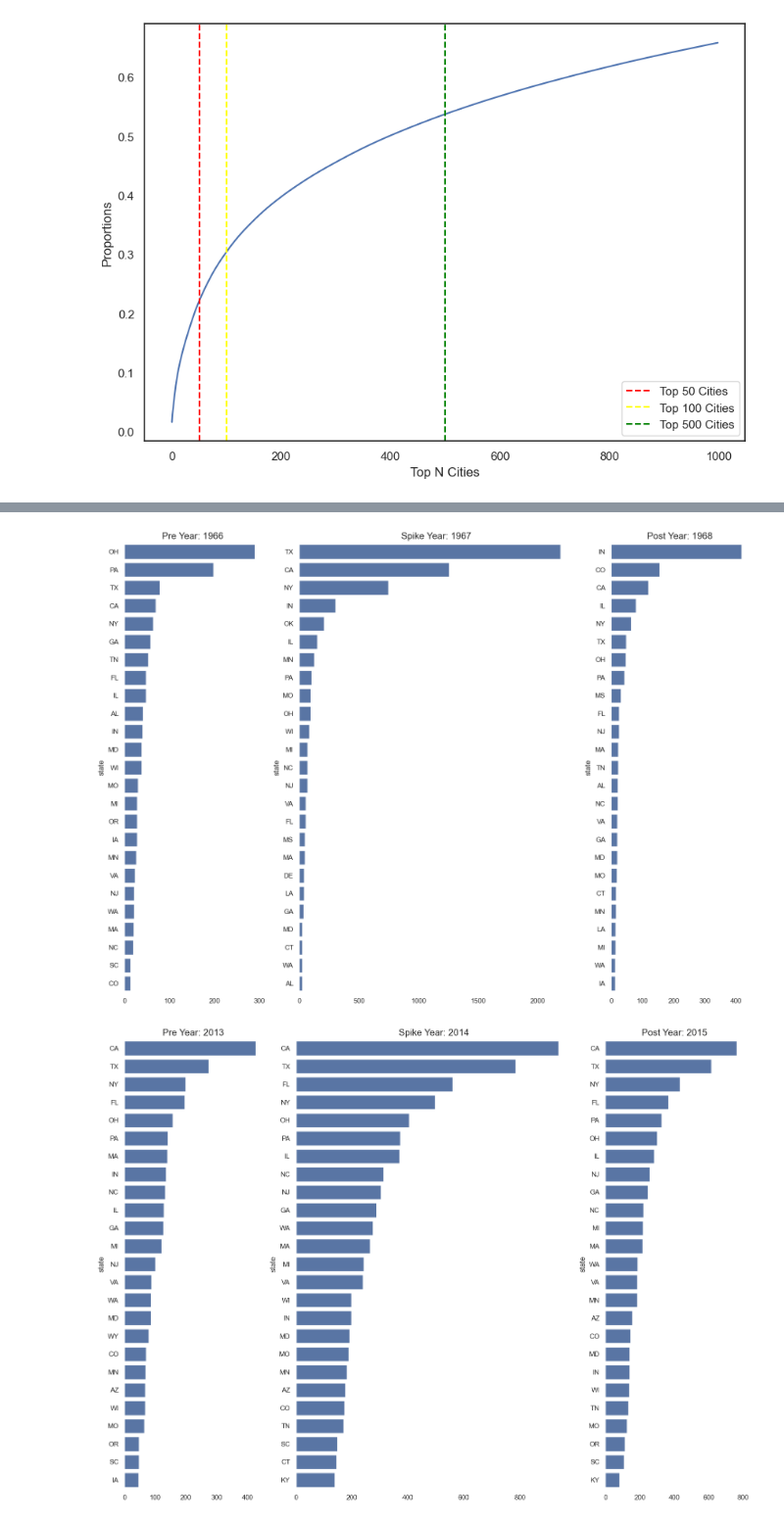
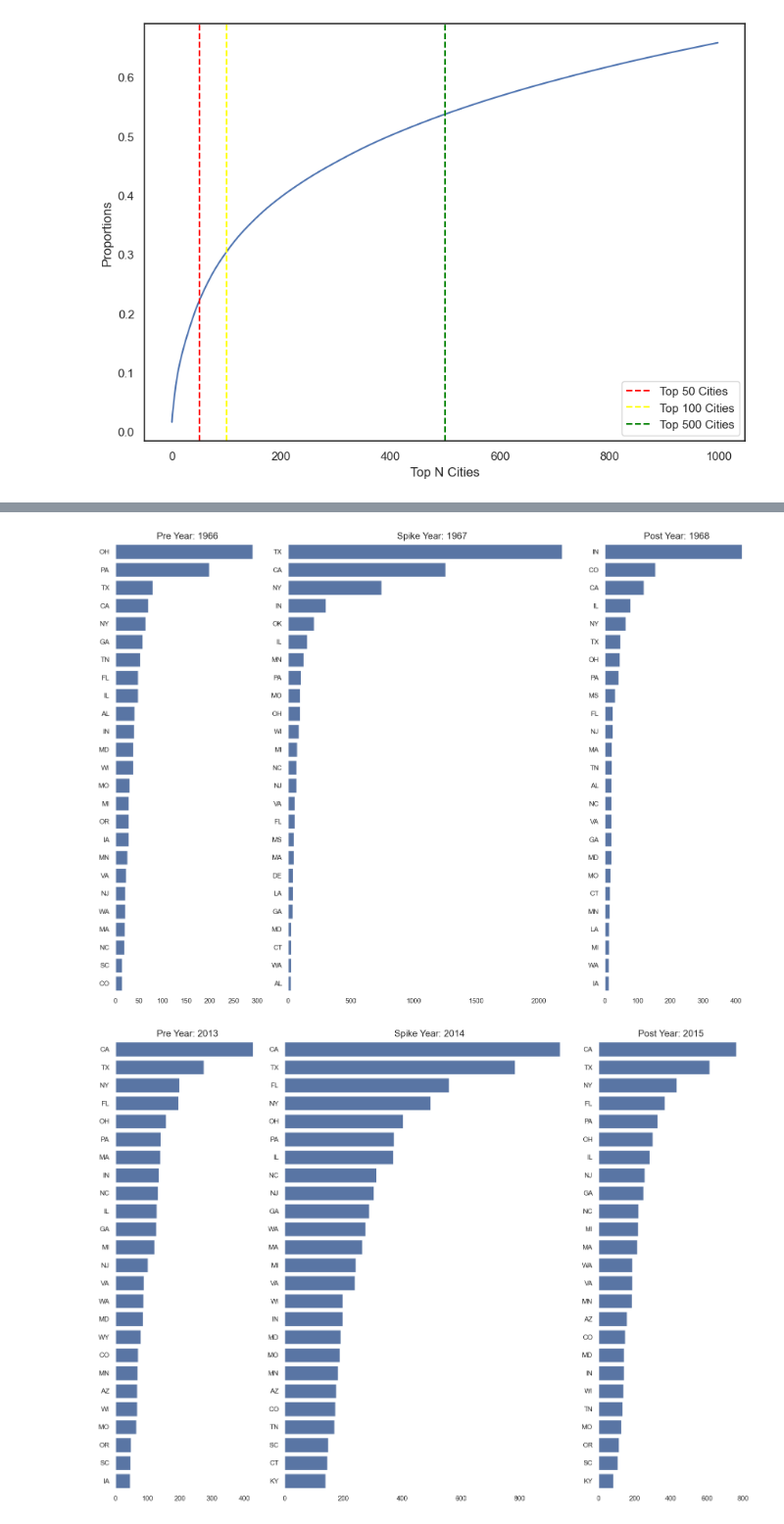
Before and after one commit to daniellancet/Ed_Org_Ecology, a Jupyter notebook: Code/New_Proj_EDA/Week_7_Tasks.ipynb, the cells around one changed output, grey strips where cells are left out. Shown at 98% size. Cells and saved outputs as stored; diff of their text form; code cells hidden in the pictures.

```diff
--- a/Code/New_Proj_EDA/Week_7_Tasks.ipynb
+++ b/Code/New_Proj_EDA/Week_7_Tasks.ipynb
@@ -42,11 +43,12 @@ city_longtail_visualized(df_cleaned)
 # FIGURE 4. INVESTIGATING SPIKES
 # DANIEL, for Panel A, can you make the top and bottom rows smaller so that we can show how much of the spike is being driven by California in 1944, California and Texas in 1967, and digven by a handful of states by 2014?
 
+
 def pre_post_spike(df, year, column, state=None):
     if state is not None:
-        if type(state) == str:
+        if isinstance(state, str):
             df = df[df["state"] == state]
-        if type(state) == list:
+        elif isinstance(state, list):
             df = df[df["state"].isin(state)]
 
     spike = df[df['ruleyear'] == year][column].value_counts().head(25)
@@ -64,19 +66,23 @@ def pre_post_spike(df, year, column, state=None):
         title2 = 'Spike Year: {}'.format(year)
         title3 = 'Post Year: {}'.format(year + 1)
 
-
     sns.barplot(x=pre.values, y=pre.index, ax=ax[0])
     ax[0].set_title(title1, fontsize=15)
+    ax[0].set_ylabel('')
 
     sns.barplot(x=spike.values, y=spike.index, ax=ax[1])
     ax[1].set_title(title2, fontsize=15)
+    ax[1].set_ylabel('')
 
     sns.barplot(x=post.values, y=post.index, ax=ax[2])
     ax[2].set_title(title3, fontsize=15)
+    ax[2].set_ylabel('')
+
     sns.despine(left=True, bottom=True)
     plt.tight_layout()
     plt.show()
 
+
 pre_post_spike(df_cleaned, 1943, "state")
 pre_post_spike(df_cleaned, 1967, "state")
 pre_post_spike(df_cleaned, 2014, "state")
@@ -85,5 +91,5 @@ pre_post_spike(df_cleaned, 2014, "state")
-[figure, old version]
+[figure, new version]
-[figure, old version]
+[figure, new version]
 # %%
 
 def visualize_ptg_spike(df, state_lst):
```
Also changed, not shown: parts of 8 cells of this notebook.
